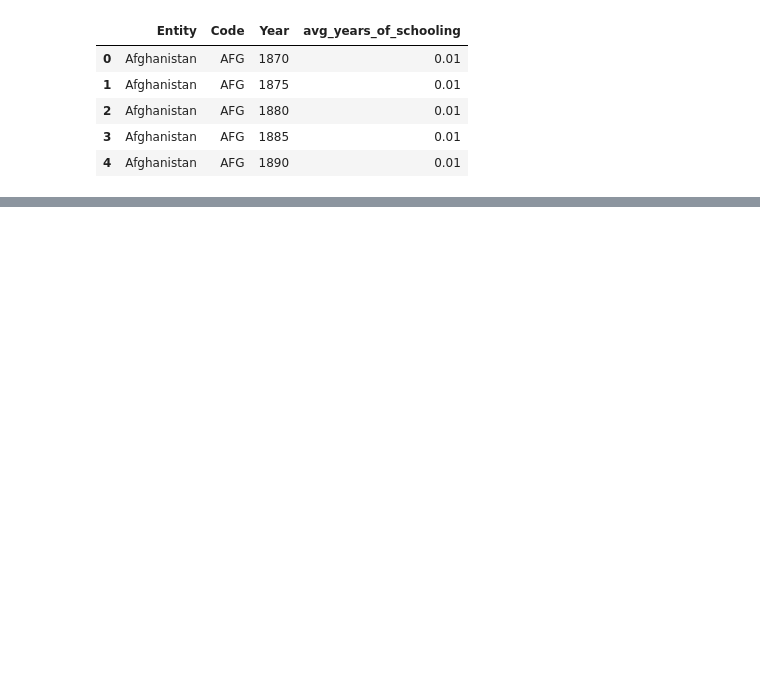
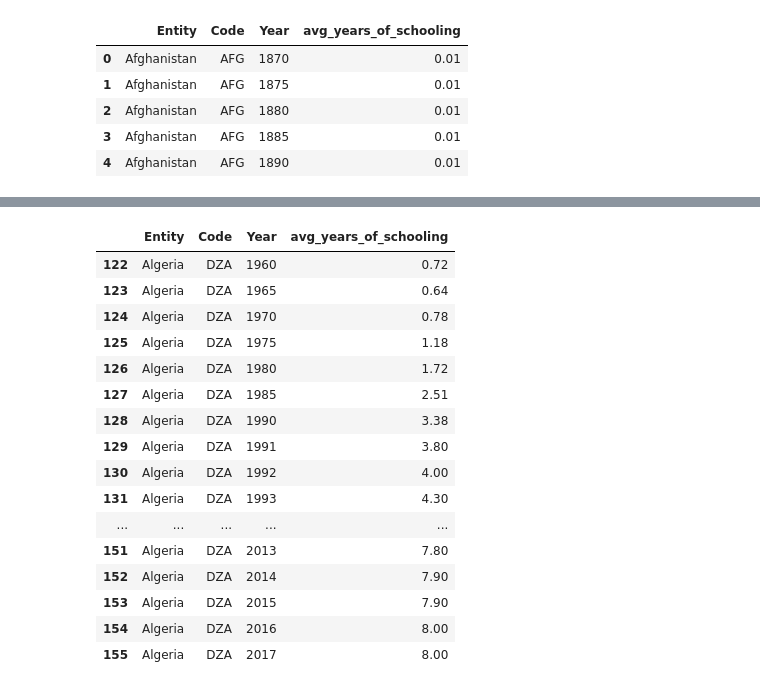
Before and after one commit to atifumacaxi/Fertility_and_Schooling, a Jupyter notebook: dea.ipynb, the cells around one changed output, grey strips where cells are left out. Cells and saved outputs as stored; diff of their text form; code cells hidden in the pictures; blank space fills up the shorter version.

```diff
--- a/dea.ipynb
+++ b/dea.ipynb
@@ -26,0 +91,20 @@ sns.histplot(data=df_education, x='Year', y='avg_years_of_schooling', hue='Entit
+# %%
+df_educ[df_educ['Entity']=='Algeria']
+# %% [output]
+|  | Entity | Code | Year | avg_years_of_schooling |
+| 122 | Algeria | DZA | 1960 | 0.72 |
+| 123 | Algeria | DZA | 1965 | 0.64 |
+| 124 | Algeria | DZA | 1970 | 0.78 |
+| 125 | Algeria | DZA | 1975 | 1.18 |
+| 126 | Algeria | DZA | 1980 | 1.72 |
+| 127 | Algeria | DZA | 1985 | 2.51 |
+| 128 | Algeria | DZA | 1990 | 3.38 |
+| 129 | Algeria | DZA | 1991 | 3.80 |
+| 130 | Algeria | DZA | 1992 | 4.00 |
+| 131 | Algeria | DZA | 1993 | 4.30 |
+| ... | ... | ... | ... | ... |
+| 151 | Algeria | DZA | 2013 | 7.80 |
+| 152 | Algeria | DZA | 2014 | 7.90 |
+| 153 | Algeria | DZA | 2015 | 7.90 |
+| 154 | Algeria | DZA | 2016 | 8.00 |
+| 155 | Algeria | DZA | 2017 | 8.00 |
```
Also changed, not shown: parts of 21 cells of this notebook.
